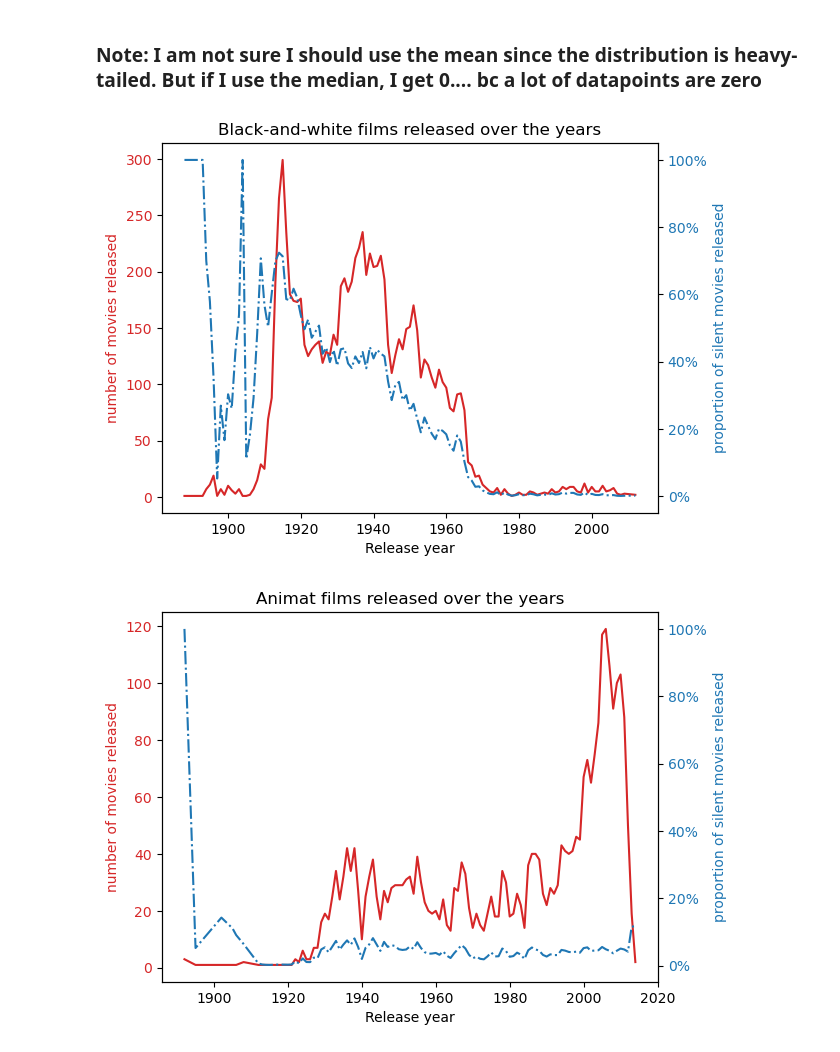
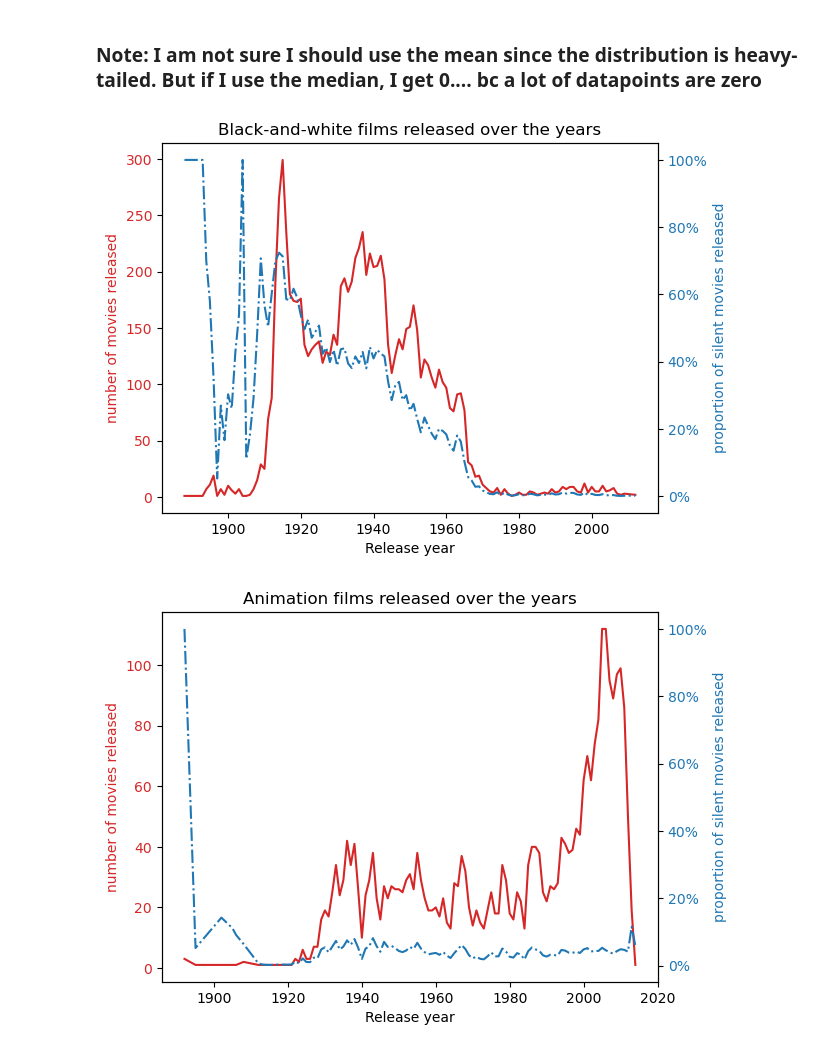
Before and after one commit to epfl-ada/ada-2023-project-adacalypse, a Jupyter notebook: code/actors_career_arc.ipynb, the cells around one changed output. Saved outputs shown, nothing was run; the diff lists cells and outputs as text; code cells hidden in the pictures.

Commit message:
adapted to new loading of data

```diff
--- a/code/actors_career_arc.ipynb
+++ b/code/actors_career_arc.ipynb
@@ -41,9 +41,9 @@ display(character_metadata.sample(10))
 # %%
 movie_metadata = movie_metadata[movie_metadata['movie_release_date'] > 1850]
 # %%
-def release_by_genre(data, genre='Silent'):
+def release_by_genre(data, genre='Silent film'):
 
-    genre_films = data[movie_metadata['genres'].str.contains(genre)]
+    genre_films = data[data['genres'].apply(lambda x: np.isin(genre, x))]
 
     films_by_year = data[movie_metadata['movie_release_date'].isin(genre_films['movie_release_date'])].groupby(by = 'movie_release_date').apply(lambda x: pd.Series({'total_nb_films': x['movie_wikipedia_id'].count()}))
 
@@ -53,7 +53,7 @@ def release_by_genre(data, genre='Silent'):
 
     return genre_films, genre_films_by_year
 
-def plot_release_by_genre(genre_films_by_year, genre = 'Silent'):
+def plot_release_by_genre(genre_films_by_year, genre = 'Silent film'):
     fig, ax1 = plt.subplots()
 
     color = 'tab:red'
@@ -241,9 +243,9 @@ Text(0.5, 1.0, 'Mean number of appearances across actors that have starred in at
 # %%
 bw_films, bw_films_by_year = release_by_genre(movie_metadata, 'Black-and-white')
 plot_release_by_genre(bw_films_by_year, 'Black-and-white')
 
-anim_films, anim_films_by_year = release_by_genre(movie_metadata, 'Animat')
-plot_release_by_genre(anim_films_by_year, 'Animat')
+anim_films, anim_films_by_year = release_by_genre(movie_metadata, 'Animation')
+plot_release_by_genre(anim_films_by_year, 'Animation')
 # %% [output]
 [figure]
-[figure, old version]
+[figure, new version]
```
Also changed, not shown: parts of 2 cells of this notebook.
